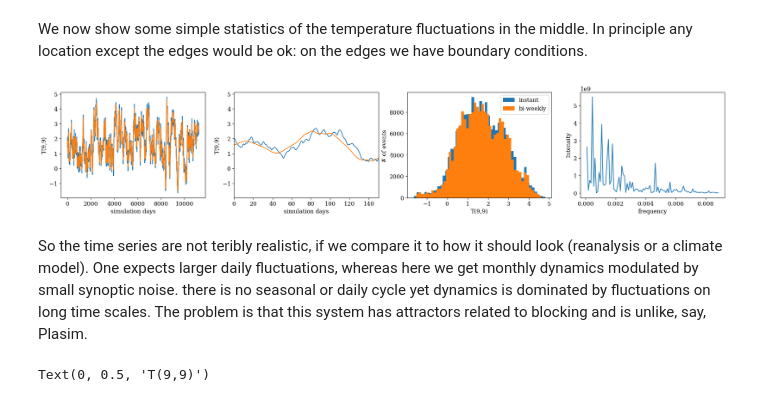
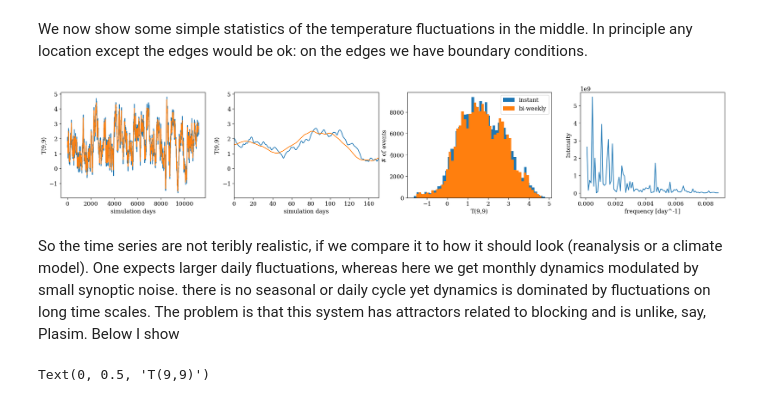
Before and after one commit to georgemilosh/qgs, a Jupyter notebook: rareevents/simple_run2.ipynb, the cells around one changed output. Cells and saved outputs as stored; diff of their text form; code cells hidden in the pictures.

```diff
--- a/rareevents/simple_run2.ipynb
+++ b/rareevents/simple_run2.ipynb
@@ -389,34 +391,34 @@ We now show some simple statistics of the temperature fluctuations in the middle
 # %%
 x, y = 9, 9
 instanteneous = groundT.diagnostic[:,x, y]
 timedimensional = groundT._time*groundT._model_params.dimensional_time
 daily = np.convolve(instanteneous,  np.ones(18*14)/(18*14), mode='valid')
 fig, axs = plt.subplots(nrows=1, ncols=4, figsize=(25,4),constrained_layout=False)
 axs[0].plot(timedimensional,instanteneous)
 axs[0].plot(timedimensional[:len(daily)],daily)
 axs[0].set_xlabel('simulation days')
 axs[0].set_ylabel(f'T({x},{y})')
 axs[1].plot(timedimensional,instanteneous)
 axs[1].plot(timedimensional[:len(daily)],daily)
 axs[1].set_xlabel('simulation days')
 axs[1].set_ylabel(f'T({x},{y})')
 axs[1].set_xlim([0,150])
 axs[2].hist(instanteneous, bins=50,label='instant')
 axs[2].hist(daily, bins=50,label='bi-weekly')
 axs[2].set_ylabel('# of events ')
 axs[2].set_xlabel(f'T({x},{y})')
 axs[2].legend(loc='best')
 
 sp = np.fft.fft(instanteneous)
 freq = np.fft.fftfreq(instanteneous.shape[-1])
 axs[3].plot(freq[1:100]/(timedimensional[1]-timedimensional[0]), 2*np.abs(sp[1:100])**2)
-axs[3].set_xlabel('frequency')
+axs[3].set_xlabel('frequency [day^-1]')
 axs[3].set_ylabel('Intensity')
 plt.show()
 # %% [output]
-[figure, old version]
+[figure, new version]
 # %% [markdown]
-So the time series are not teribly realistic, if we compare it to how it should look (reanalysis or a climate model). One expects larger daily fluctuations, whereas here we get monthly dynamics modulated by small synoptic noise. there is no seasonal or daily cycle yet dynamics is dominated by fluctuations on long time scales. The problem is that this system has attractors related to blocking and is unlike, say, Plasim.
+So the time series are not teribly realistic, if we compare it to how it should look (reanalysis or a climate model). One expects larger daily fluctuations, whereas here we get monthly dynamics modulated by small synoptic noise. there is no seasonal or daily cycle yet dynamics is dominated by fluctuations on long time scales. The problem is that this system has attractors related to blocking and is unlike, say, Plasim. Below I show
 # %%
 time_start = 120000
 time_end = 130000
```
Also changed, not shown: parts of 6 cells of this notebook.
